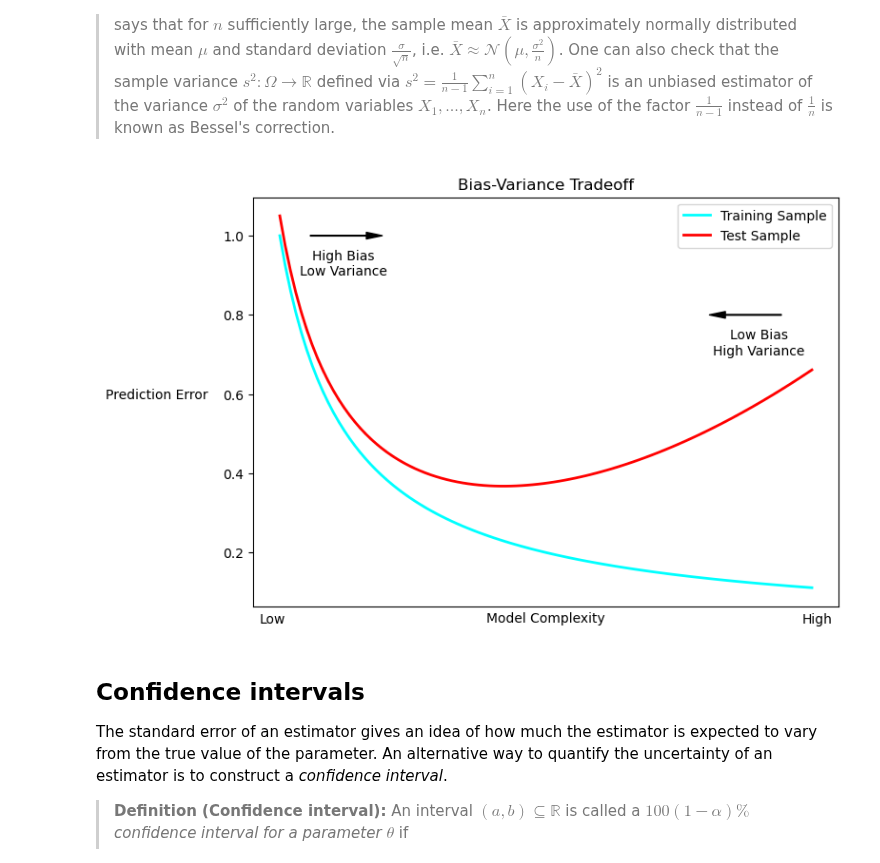
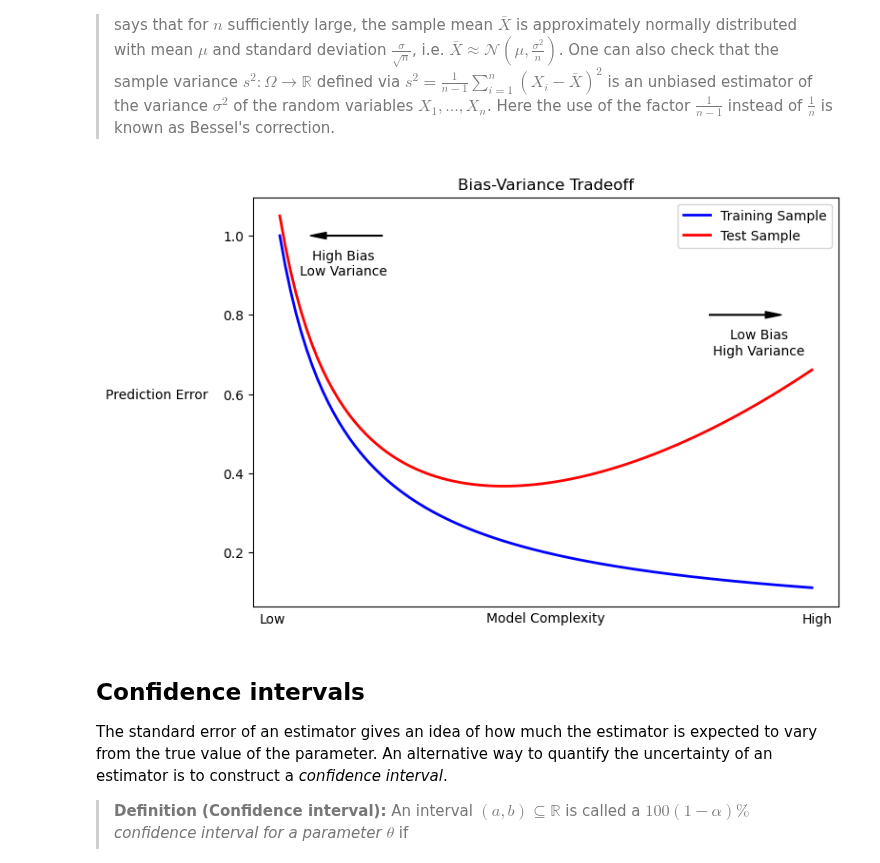
Before and after one commit to jkoganem/Teaching-Advanced-Linear-Algebra-21366, a Jupyter notebook: notes/05-Statistics.ipynb, the cells around one changed output. Drawn from its saved outputs; the diff is of its cells as text; code cells hidden in the pictures.

```diff
--- a/notes/05-Statistics.ipynb
+++ b/notes/05-Statistics.ipynb
@@ -134,30 +134,30 @@ If the variance of an estimator is large and the bias is low, this typically cor
 # %%
 x = np.linspace(0, 1, 100)
 train_error = 1 / (1 + 8 * x)
 test_error = 1 / (1 + 8 * x) + 0.5 * x**2 + 0.05
 
 
 plt.figure(figsize=(8, 5))
-plt.plot(x, train_error, label='Training Sample', color='cyan', linewidth=2)
+plt.plot(x, train_error, label='Training Sample', color='blue', linewidth=2)
 plt.plot(x, test_error, label='Test Sample', color='red', linewidth=2)
 
 plt.text(0.01, -0.04, 'Low', ha='left', transform=plt.gca().transAxes)
 plt.text(0.99, -0.04, 'High',  ha='right', transform=plt.gca().transAxes)
 plt.xlabel('Model Complexity')
 plt.xticks([])
 plt.ylabel('Prediction Error', rotation=0, labelpad=50)
 plt.text(0.12, 0.9, 'High Bias\nLow Variance', fontsize=10, ha='center')
-plt.annotate('', xy=(0.2, 1), xytext=(0.05, 1),
+plt.annotate('', xy=(0.05, 1), xytext=(0.2, 1),
              arrowprops=dict(facecolor='black', shrink=0.05, width=0.5, headwidth=5))
 plt.text(0.9, 0.7, 'Low Bias\nHigh Variance', fontsize=10, ha='center')
-plt.annotate('', xy=(0.8, 0.8), xytext=(0.95, 0.8),
+plt.annotate('', xy=(0.95, 0.8), xytext=(0.8, 0.8),
              arrowprops=dict(facecolor='black', shrink=0.05, width=0.5, headwidth=5))
 plt.title('Bias-Variance Tradeoff')
 plt.legend()
 plt.tight_layout()
 plt.show()
 # %% [output]
-[figure, old version]
+[figure, new version]
 # %% [markdown]
 ## Confidence intervals
 
```
